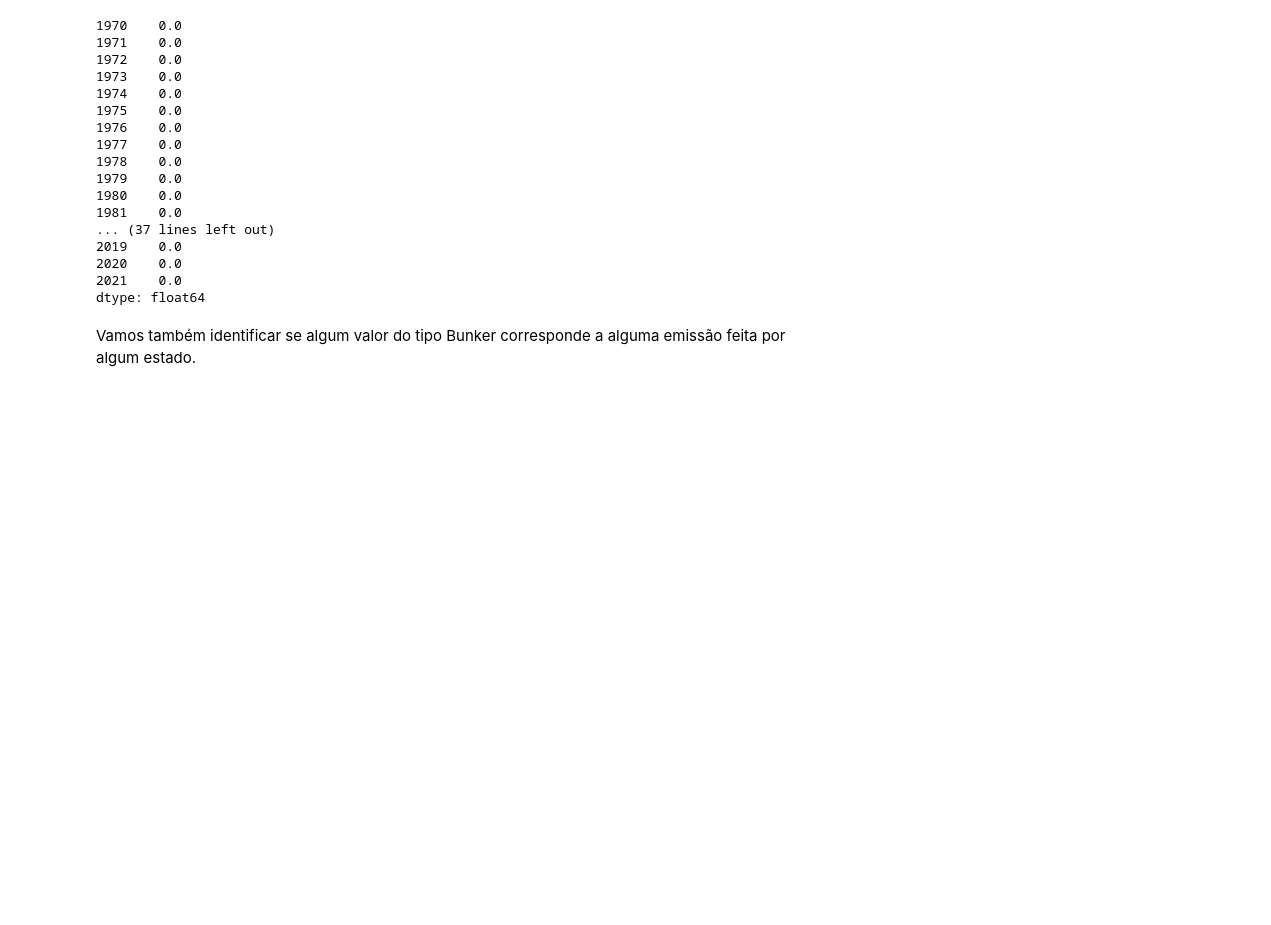
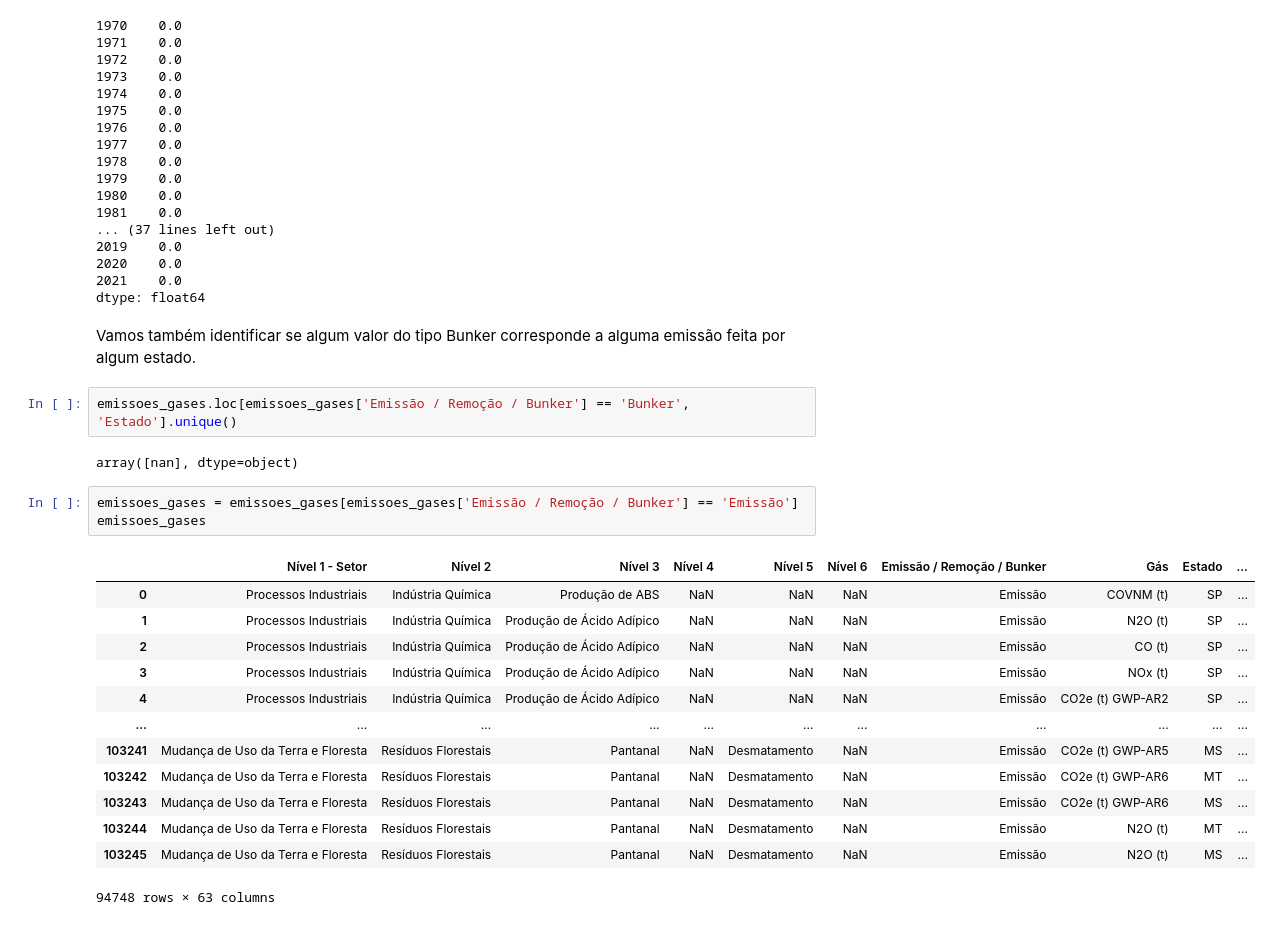
Before and after one commit to jessicacristinams/pandas, a Jupyter notebook: selecao_agrupamento/selecao_agrupamento.ipynb, the cells around one changed output. Saved outputs shown, nothing was run; the diff lists cells and outputs as text; blank space fills up the shorter version.

```diff
--- a/selecao_agrupamento/selecao_agrupamento.ipynb
+++ b/selecao_agrupamento/selecao_agrupamento.ipynb
@@ -153,3 +147,24 @@ emissoes_gases.loc[emissoes_gases['Emissão / Remoção / Bunker'].isin(['Remoç
 dtype: float64
 # %% [markdown]
 Vamos também identificar se algum valor do tipo Bunker corresponde a alguma emissão feita por algum estado.
+# %%
+emissoes_gases.loc[emissoes_gases['Emissão / Remoção / Bunker'] == 'Bunker', 'Estado'].unique()
+# %% [output]
+array([nan], dtype=object)
+# %%
+emissoes_gases = emissoes_gases[emissoes_gases['Emissão / Remoção / Bunker'] == 'Emissão']
+emissoes_gases
+# %% [output]
+|  | Nível 1 - Setor | Nível 2 | Nível 3 | Nível 4 | Nível 5 | Nível 6 | Emissão / Remoção / Bunker | Gás | Estado | ... |
+| 0 | Processos Industriais | Indústria Química | Produção de ABS | NaN | NaN | NaN | Emissão | COVNM (t) | SP | ... |
+| 1 | Processos Industriais | Indústria Química | Produção de Ácido Adípico | NaN | NaN | NaN | Emissão | N2O (t) | SP | ... |
+| 2 | Processos Industriais | Indústria Química | Produção de Ácido Adípico | NaN | NaN | NaN | Emissão | CO (t) | SP | ... |
+| 3 | Processos Industriais | Indústria Química | Produção de Ácido Adípico | NaN | NaN | NaN | Emissão | NOx (t) | SP | ... |
+| 4 | Processos Industriais | Indústria Química | Produção de Ácido Adípico | NaN | NaN | NaN | Emissão | CO2e (t) GWP-AR2 | SP | ... |
+| ... | ... | ... | ... | ... | ... | ... | ... | ... | ... | ... |
+| 103241 | Mudança de Uso da Terra e Floresta | Resíduos Florestais | Pantanal | NaN | Desmatamento | NaN | Emissão | CO2e (t) GWP-AR5 | MS | ... |
+| 103242 | Mudança de Uso da Terra e Floresta | Resíduos Florestais | Pantanal | NaN | Desmatamento | NaN | Emissão | CO2e (t) GWP-AR6 | MT | ... |
+| 103243 | Mudança de Uso da Terra e Floresta | Resíduos Florestais | Pantanal | NaN | Desmatamento | NaN | Emissão | CO2e (t) GWP-AR6 | MS | ... |
+| 103244 | Mudança de Uso da Terra e Floresta | Resíduos Florestais | Pantanal | NaN | Desmatamento | NaN | Emissão | N2O (t) | MT | ... |
+| 103245 | Mudança de Uso da Terra e Floresta | Resíduos Florestais | Pantanal | NaN | Desmatamento | NaN | Emissão | N2O (t) | MS | ... |
+94748 rows × 63 columns
```
Also changed, not shown: parts of 8 cells of this notebook.
